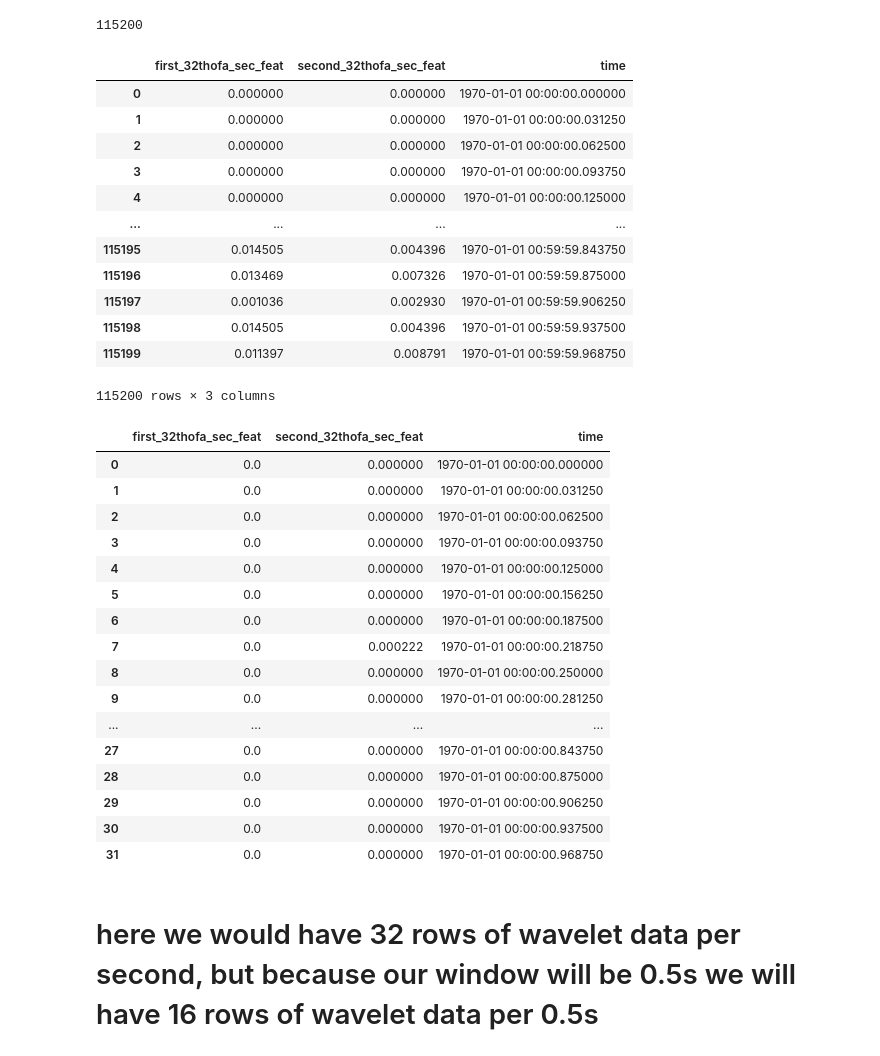
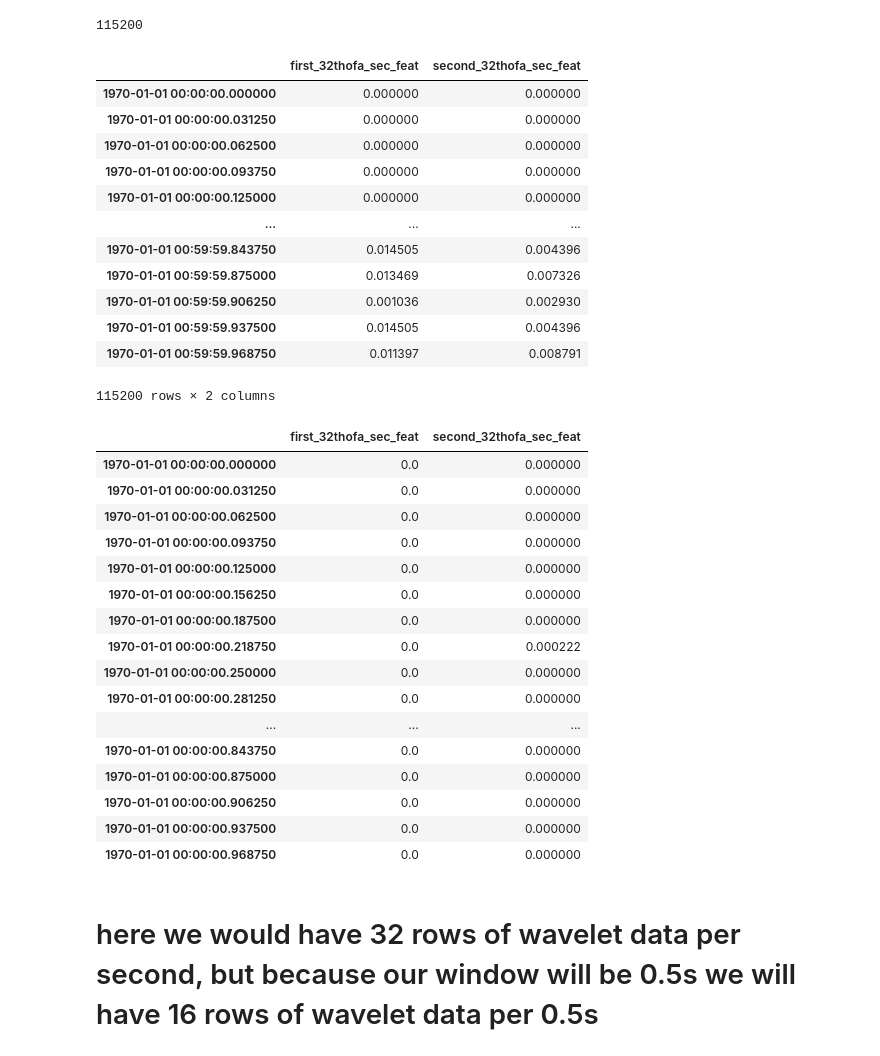
Before and after one commit to 08Aristodemus24/thesis-writing-1, a Jupyter notebook: eda-signal-classifier/experiementation.ipynb, the cells around one changed output. Saved outputs shown, nothing was run; the diff lists cells and outputs as text; code cells hidden in the pictures.

```diff
--- a/eda-signal-classifier/experiementation.ipynb
+++ b/eda-signal-classifier/experiementation.ipynb
@@ -2424,42 +2423,42 @@ first_128hz_data_32thofa_sec_wave_feats.shape[0]
 # %% [output]
 115200
 # %%
-first_128hz_data_32thofa_sec_wave_feats['time'] = first_128hz_data_32thofas_inc_ts[:first_128hz_data_32thofa_sec_wave_feats.shape[0]]
+first_128hz_data_32thofa_sec_wave_feats.set_index(first_128hz_data_32thofas_inc_ts[:first_128hz_data_32thofa_sec_wave_feats.shape[0]], inplace=True)
 first_128hz_data_32thofa_sec_wave_feats
 # %% [output]
-|  | first_32thofa_sec_feat | second_32thofa_sec_feat | time |
-| 0 | 0.000000 | 0.000000 | 1970-01-01 00:00:00.000000 |
-| 1 | 0.000000 | 0.000000 | 1970-01-01 00:00:00.031250 |
-| 2 | 0.000000 | 0.000000 | 1970-01-01 00:00:00.062500 |
-| 3 | 0.000000 | 0.000000 | 1970-01-01 00:00:00.093750 |
-| 4 | 0.000000 | 0.000000 | 1970-01-01 00:00:00.125000 |
-| ... | ... | ... | ... |
-| 115195 | 0.014505 | 0.004396 | 1970-01-01 00:59:59.843750 |
-| 115196 | 0.013469 | 0.007326 | 1970-01-01 00:59:59.875000 |
-| 115197 | 0.001036 | 0.002930 | 1970-01-01 00:59:59.906250 |
-| 115198 | 0.014505 | 0.004396 | 1970-01-01 00:59:59.937500 |
-| 115199 | 0.011397 | 0.008791 | 1970-01-01 00:59:59.968750 |
+|  | first_32thofa_sec_feat | second_32thofa_sec_feat |
+| 1970-01-01 00:00:00.000000 | 0.000000 | 0.000000 |
+| 1970-01-01 00:00:00.031250 | 0.000000 | 0.000000 |
+| 1970-01-01 00:00:00.062500 | 0.000000 | 0.000000 |
+| 1970-01-01 00:00:00.093750 | 0.000000 | 0.000000 |
+| 1970-01-01 00:00:00.125000 | 0.000000 | 0.000000 |
+| ... | ... | ... |
+| 1970-01-01 00:59:59.843750 | 0.014505 | 0.004396 |
+| 1970-01-01 00:59:59.875000 | 0.013469 | 0.007326 |
+| 1970-01-01 00:59:59.906250 | 0.001036 | 0.002930 |
+| 1970-01-01 00:59:59.937500 | 0.014505 | 0.004396 |
+| 1970-01-01 00:59:59.968750 | 0.011397 | 0.008791 |
-115200 rows × 3 columns
+115200 rows × 2 columns
 # %%
 first_128hz_data_32thofa_sec_wave_feats[:32]
 # %% [output]
-|  | first_32thofa_sec_feat | second_32thofa_sec_feat | time |
-| 0 | 0.0 | 0.000000 | 1970-01-01 00:00:00.000000 |
-| 1 | 0.0 | 0.000000 | 1970-01-01 00:00:00.031250 |
-| 2 | 0.0 | 0.000000 | 1970-01-01 00:00:00.062500 |
-| 3 | 0.0 | 0.000000 | 1970-01-01 00:00:00.093750 |
-| 4 | 0.0 | 0.000000 | 1970-01-01 00:00:00.125000 |
-| 5 | 0.0 | 0.000000 | 1970-01-01 00:00:00.156250 |
-| 6 | 0.0 | 0.000000 | 1970-01-01 00:00:00.187500 |
-| 7 | 0.0 | 0.000222 | 1970-01-01 00:00:00.218750 |
-| 8 | 0.0 | 0.000000 | 1970-01-01 00:00:00.250000 |
-| 9 | 0.0 | 0.000000 | 1970-01-01 00:00:00.281250 |
-| ... | ... | ... | ... |
-| 27 | 0.0 | 0.000000 | 1970-01-01 00:00:00.843750 |
-| 28 | 0.0 | 0.000000 | 1970-01-01 00:00:00.875000 |
-| 29 | 0.0 | 0.000000 | 1970-01-01 00:00:00.906250 |
-| 30 | 0.0 | 0.000000 | 1970-01-01 00:00:00.937500 |
-| 31 | 0.0 | 0.000000 | 1970-01-01 00:00:00.968750 |
+|  | first_32thofa_sec_feat | second_32thofa_sec_feat |
+| 1970-01-01 00:00:00.000000 | 0.0 | 0.000000 |
+| 1970-01-01 00:00:00.031250 | 0.0 | 0.000000 |
+| 1970-01-01 00:00:00.062500 | 0.0 | 0.000000 |
+| 1970-01-01 00:00:00.093750 | 0.0 | 0.000000 |
+| 1970-01-01 00:00:00.125000 | 0.0 | 0.000000 |
+| 1970-01-01 00:00:00.156250 | 0.0 | 0.000000 |
+| 1970-01-01 00:00:00.187500 | 0.0 | 0.000000 |
+| 1970-01-01 00:00:00.218750 | 0.0 | 0.000222 |
+| 1970-01-01 00:00:00.250000 | 0.0 | 0.000000 |
+| 1970-01-01 00:00:00.281250 | 0.0 | 0.000000 |
+| ... | ... | ... |
+| 1970-01-01 00:00:00.843750 | 0.0 | 0.000000 |
+| 1970-01-01 00:00:00.875000 | 0.0 | 0.000000 |
+| 1970-01-01 00:00:00.906250 | 0.0 | 0.000000 |
+| 1970-01-01 00:00:00.937500 | 0.0 | 0.000000 |
+| 1970-01-01 00:00:00.968750 | 0.0 | 0.000000 |
 # %% [markdown]
 # here we would have 32 rows of wavelet data per second, but because our window will be 0.5s we will have 16 rows of wavelet data per 0.5s
 # %%
```
Also changed, not shown: parts of 34 cells of this notebook, 1 other file.
